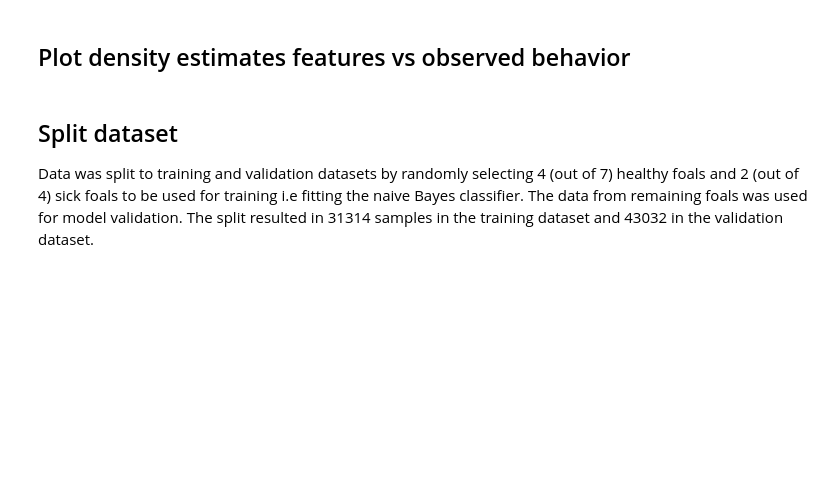
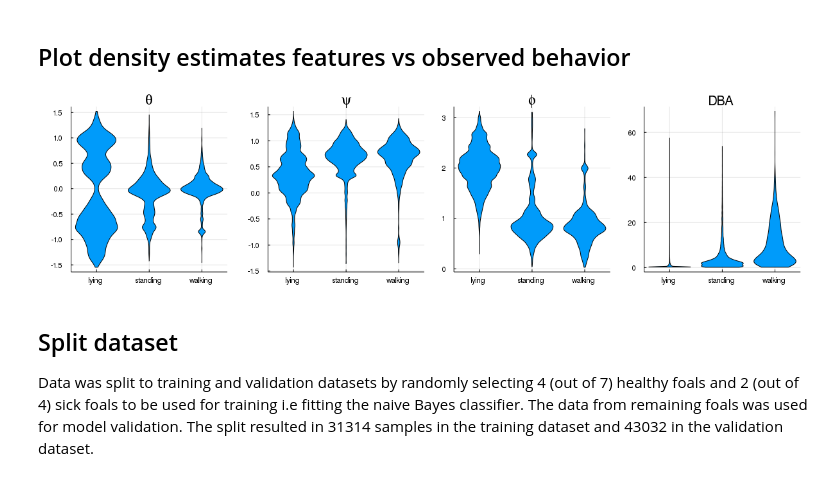
Before and after one commit to mpastell/foal-behavior-accelerometers, a Jupyter notebook: FoalBehavior_supplementary_notebook.ipynb, the cells around one changed output. Drawn from its saved outputs; the diff is of its cells as text; code cells hidden in the pictures; blank space fills up the shorter version.

```diff
--- a/FoalBehavior_supplementary_notebook.ipynb
+++ b/FoalBehavior_supplementary_notebook.ipynb
@@ -62,10 +59,12 @@ foals[:DBA] = foals[:X_range] .+ foals[:Y_range] .+ foals[:Z_range];
 # %%
 plot(violin(foals[:behavior], foals[:θ], title = "\\theta"),
     violin(foals[:behavior], foals[:ψ], title="\\psi"),
     violin(foals[:behavior], foals[:ϕ], title = "\\phi"),
     violin(foals[:behavior], foals[:DBA], title="DBA"),
-    fmt = :svg, layout=(1,4), size=(1200,300), legend=false
+    layout=(1,4), size=(1200,300), legend=false
 )
+# %% [output]
+[figure, added]
 # %% [markdown]
 ## Split dataset
 
```
Also changed, not shown: parts of 7 cells of this notebook.
